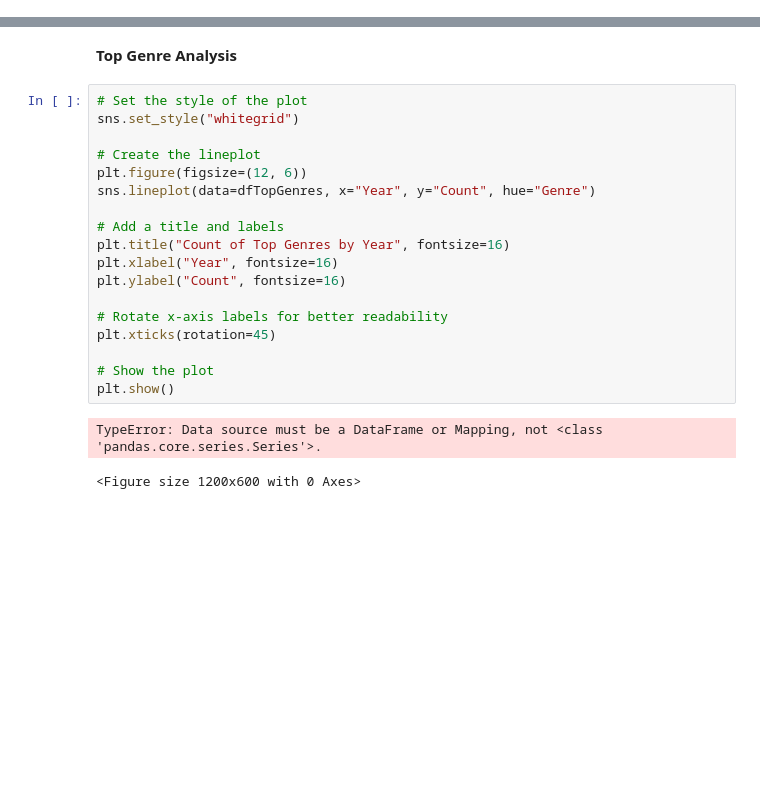
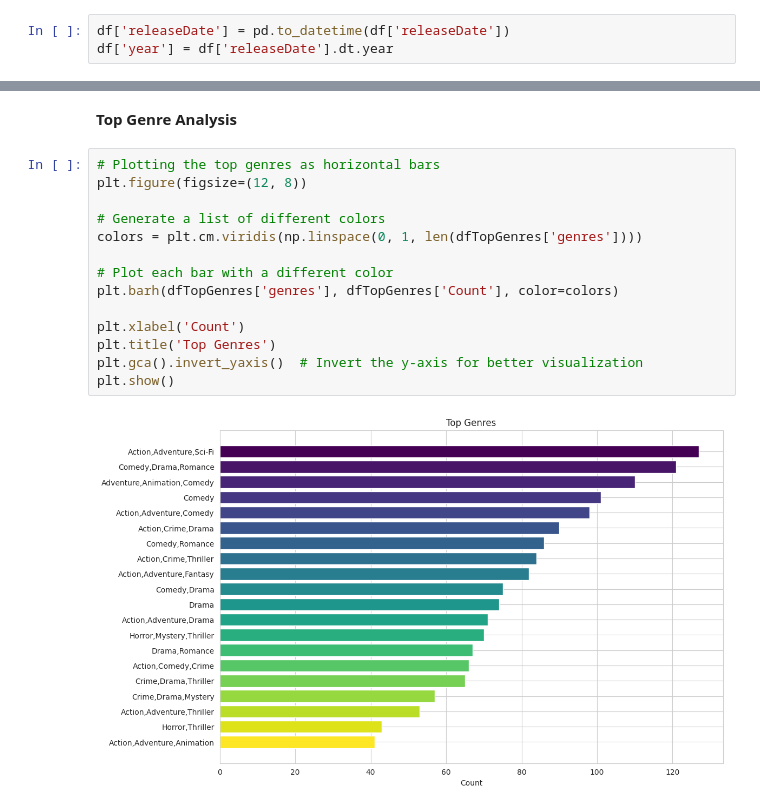
Before and after one commit to AndrewPiasecki/PythonFinalProject, a Jupyter notebook: Final_Project.ipynb, the cells around one changed output, grey strips where cells are left out. Cells and saved outputs as stored; diff of their text form; blank space fills up the shorter version.

```diff
--- a/Final_Project.ipynb
+++ b/Final_Project.ipynb
@@ -87,6 +87,9 @@ df.head()
 | 2 | tt0065938 | Kelly's Heroes | Kelly's Heroes | 144 | Adventure,Comedy,War | 7.6 | 52628 | 4000000 | ... |
 | 3 | tt0066026 | M*A*S*H | M*A*S*H | 116 | Comedy,Drama,War | 7.4 | 75784 | 3500000 | ... |
 | 4 | tt0066206 | Patton | Patton | 172 | Biography,Drama,War | 7.9 | 106476 | 12000000 | ... |
+# %%
+df['releaseDate'] = pd.to_datetime(df['releaseDate'])
+df['year'] = df['releaseDate'].dt.year
 # %%
 df.dtypes
 # %% [output]
@@ -182,24 +186,19 @@ dfTopGenres
 | 2 | Action,Adventure,Animation | 41 |
 # %% [markdown]
 **Top Genre Analysis**
-# %%
-# Set the style of the plot
-sns.set_style("whitegrid")
-
-# Create the lineplot
-plt.figure(figsize=(12, 6))
-sns.lineplot(data=dfTopGenres, x="Year", y="Count", hue="Genre")
-
-# Add a title and labels
-plt.title("Count of Top Genres by Year", fontsize=16)
-plt.xlabel("Year", fontsize=16)
-plt.ylabel("Count", fontsize=16)
-
-# Rotate x-axis labels for better readability
-plt.xticks(rotation=45)
-
-# Show the plot
-plt.show()
-# %% [output]
-TypeError: Data source must be a DataFrame or Mapping, not <class 'pandas.core.series.Series'>.
-<Figure size 1200x600 with 0 Axes>
+# %%
+# Plotting the top genres as horizontal bars
+plt.figure(figsize=(12, 8))
+
+# Generate a list of different colors
+colors = plt.cm.viridis(np.linspace(0, 1, len(dfTopGenres['genres'])))
+
+# Plot each bar with a different color
+plt.barh(dfTopGenres['genres'], dfTopGenres['Count'], color=colors)
+
+plt.xlabel('Count')
+plt.title('Top Genres')
+plt.gca().invert_yaxis()  # Invert the y-axis for better visualization
+plt.show()
+# %% [output]
+[figure, added]
```
Also changed, not shown: parts of 2 cells of this notebook.
